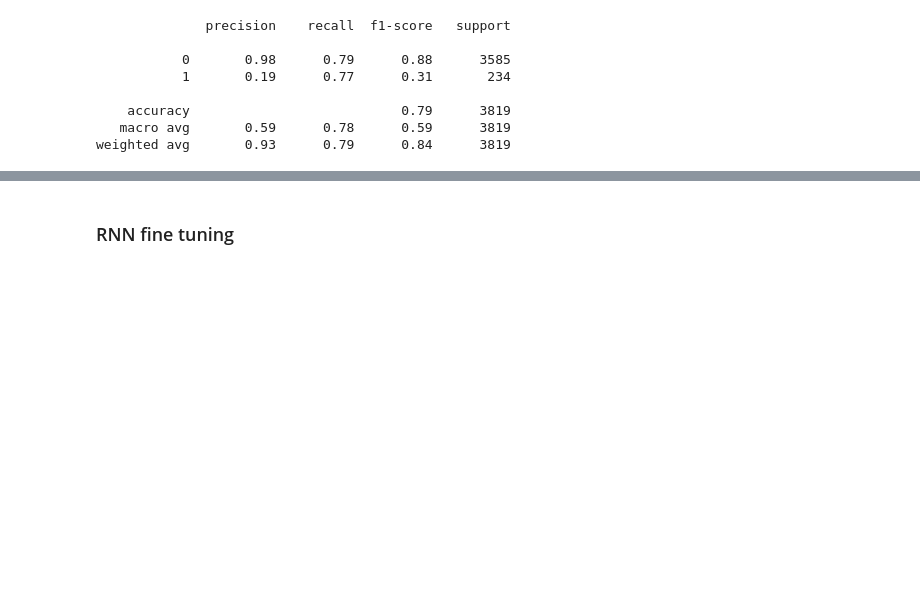
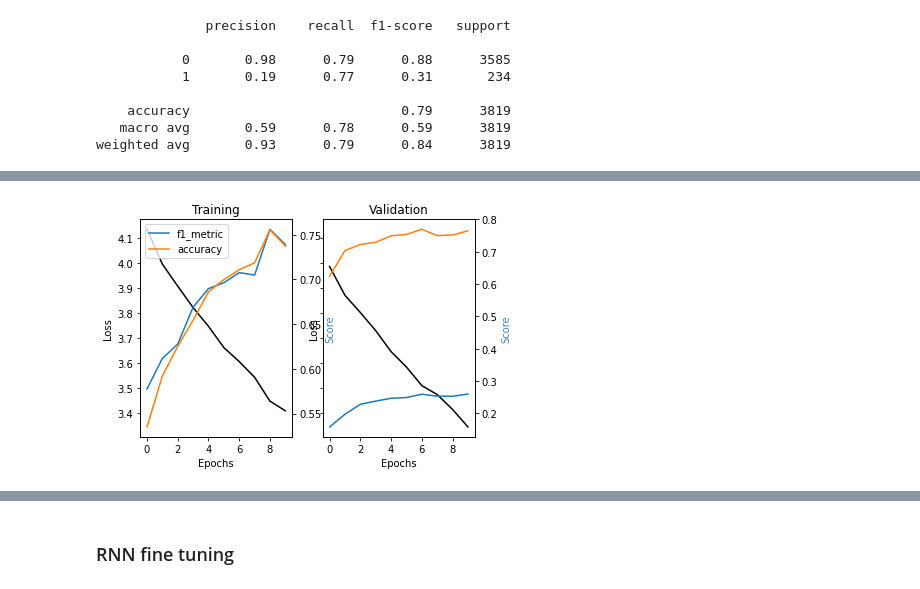
Before and after one commit to valeria-izvoreanu/Licenta, a Jupyter notebook: licenta.ipynb, the cells around one changed output, grey strips where cells are left out. Saved outputs shown, nothing was run; the diff lists cells and outputs as text; code cells hidden in the pictures; blank space fills up the shorter version.

```diff
--- a/licenta.ipynb
+++ b/licenta.ipynb
@@ -1170,0 +1519,12 @@ weighted avg       0.93      0.79      0.84      3819
+# %%
+data_train  = random_under_sampling(data_train)
+embeddings = count_embedd(data_train)
+embeddings_labels = data_train["label"]
+# %%
+embeddings = count_embedd(data_train)
+embeddings_valid = count_embedd(data_validation)
+embedding_test = count_embedd(data_test)
+# %%
+embeddings, embeddings_labels  = smote_over_undersampling(embeddings, data_train["label"])
+# %%
+bert_sentence_transformer_model = rn_bert_sent_transf_model(embeddings, embeddings_labels)
@@ -1170,0 +1551,3 @@ weighted avg       0.93      0.79      0.84      3819
+# %%
+trained_bert_sent_transf_model, dic_y_mapping = bert_sent_transf_train(bert_sentence_transformer_model, embeddings_labels, embeddings, embeddings_valid, data_validation["label"])
+# %% [output]
@@ -1170,0 +1574 @@ weighted avg       0.93      0.79      0.84      3819
+[figure, added]
```
Also changed, not shown: parts of 129 cells of this notebook.
